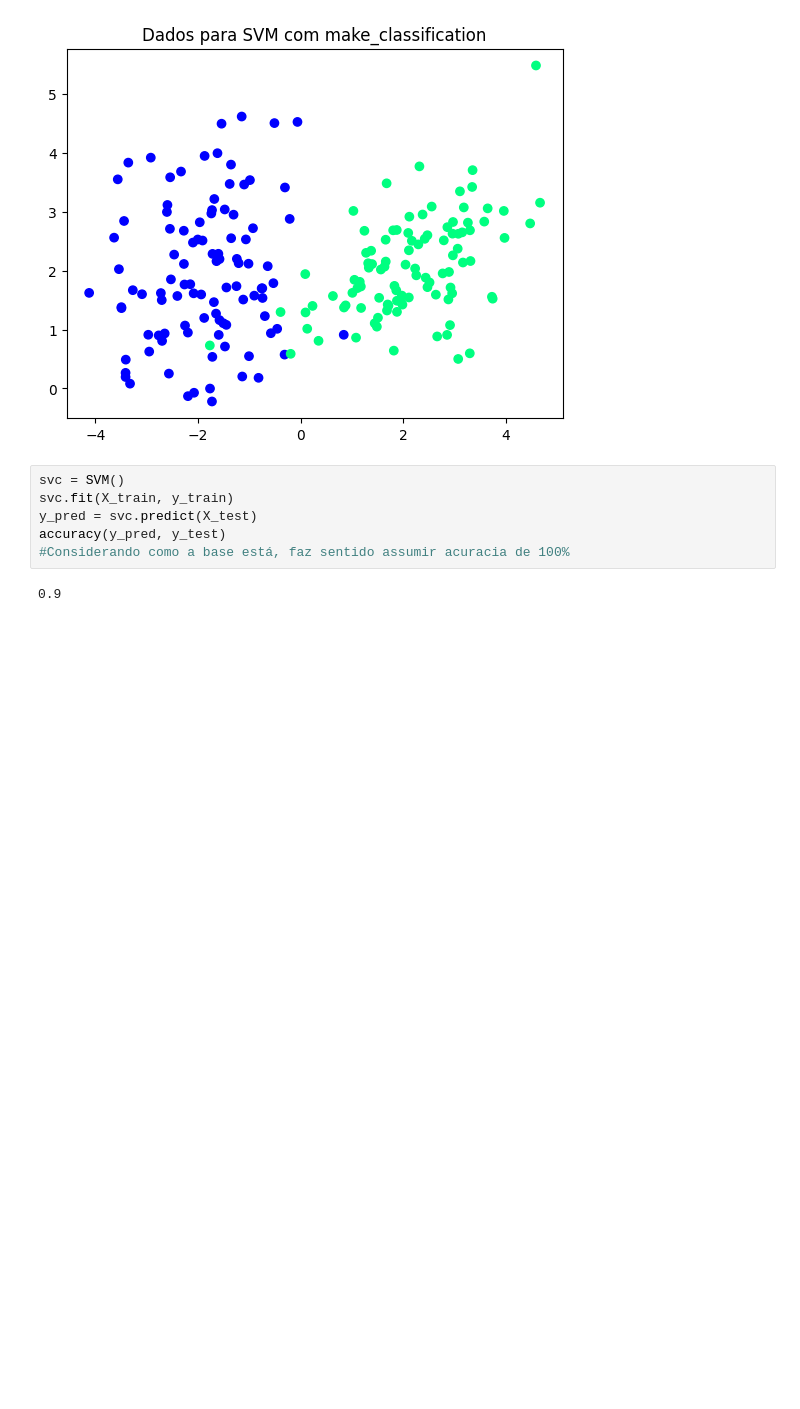
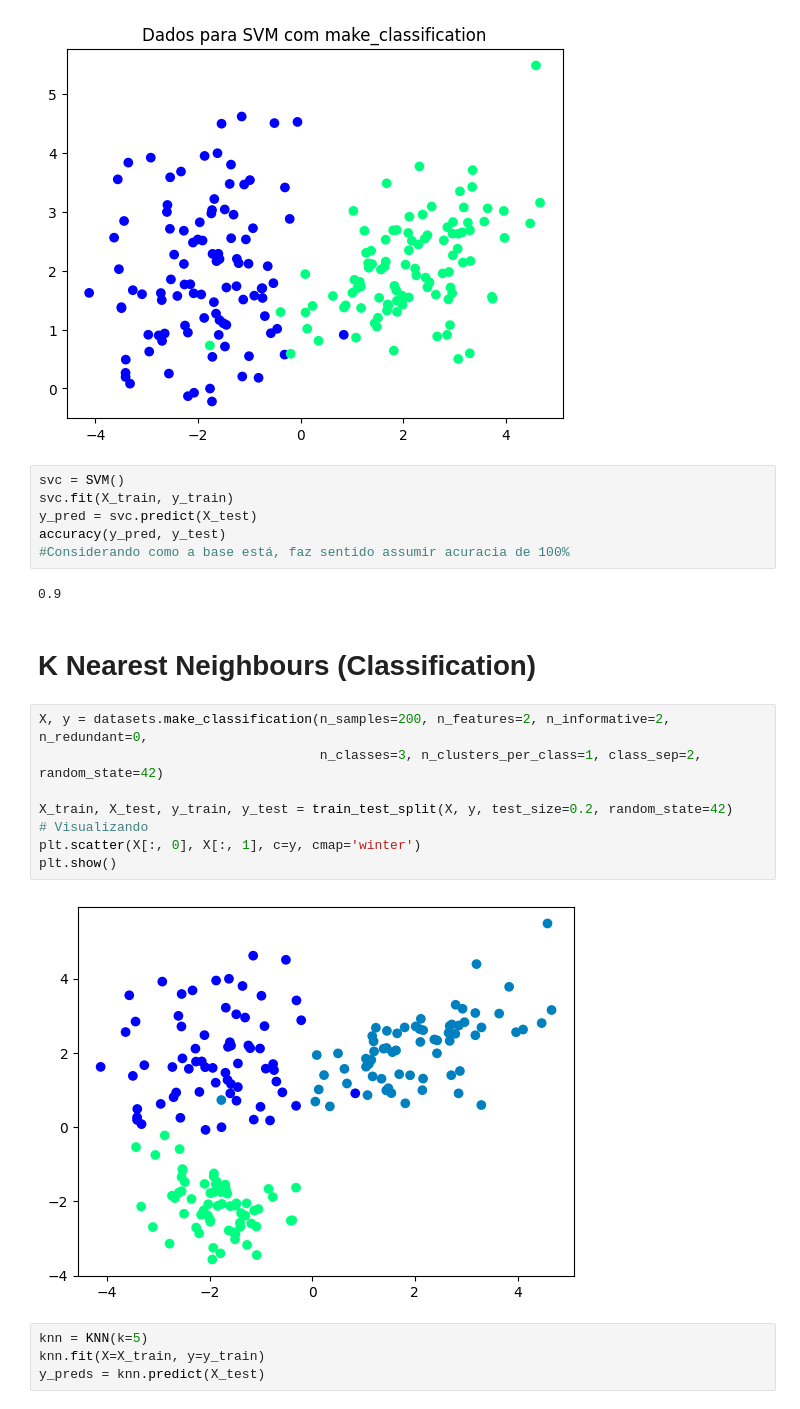
Before and after one commit to Menezes-Gus/Estudos, a Jupyter notebook: main.ipynb, the cells around one changed output. Drawn from its saved outputs; the diff is of its cells as text; blank space fills up the shorter version.

```diff
--- a/main.ipynb
+++ b/main.ipynb
@@ -157,3 +158,19 @@ accuracy(y_pred, y_test)
 #Considerando como a base está, faz sentido assumir acuracia de 100%
 # %% [output]
 0.9
+# %% [markdown]
+# K Nearest Neighbours (Classification)
+# %%
+X, y = datasets.make_classification(n_samples=200, n_features=2, n_informative=2, n_redundant=0,
+                                    n_classes=3, n_clusters_per_class=1, class_sep=2, random_state=42)
+
+X_train, X_test, y_train, y_test = train_test_split(X, y, test_size=0.2, random_state=42)
+# Visualizando
+plt.scatter(X[:, 0], X[:, 1], c=y, cmap='winter')
+plt.show()
+# %% [output]
+[figure, added]
+# %%
+knn = KNN(k=5)
+knn.fit(X=X_train, y=y_train)
+y_preds = knn.predict(X_test)
```
Also changed, not shown: parts of 3 cells of this notebook, 1 other file.
